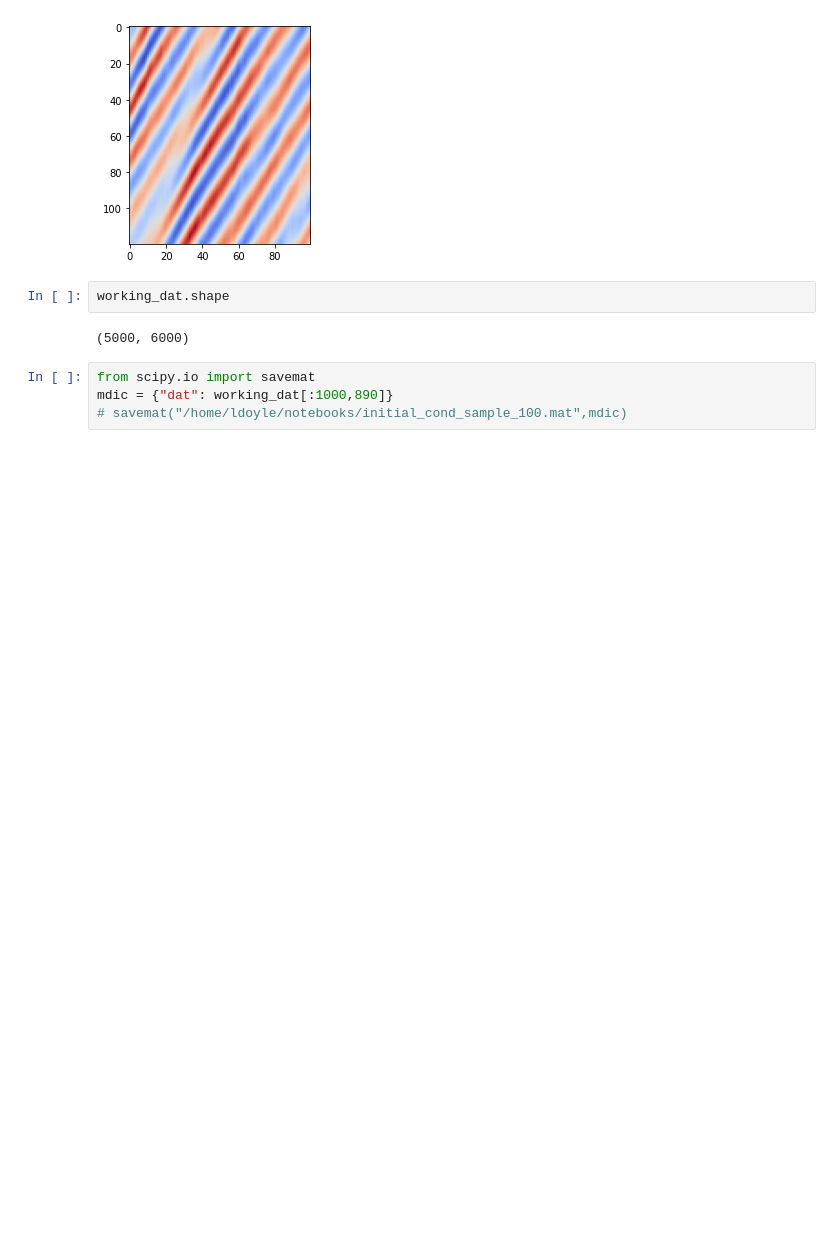
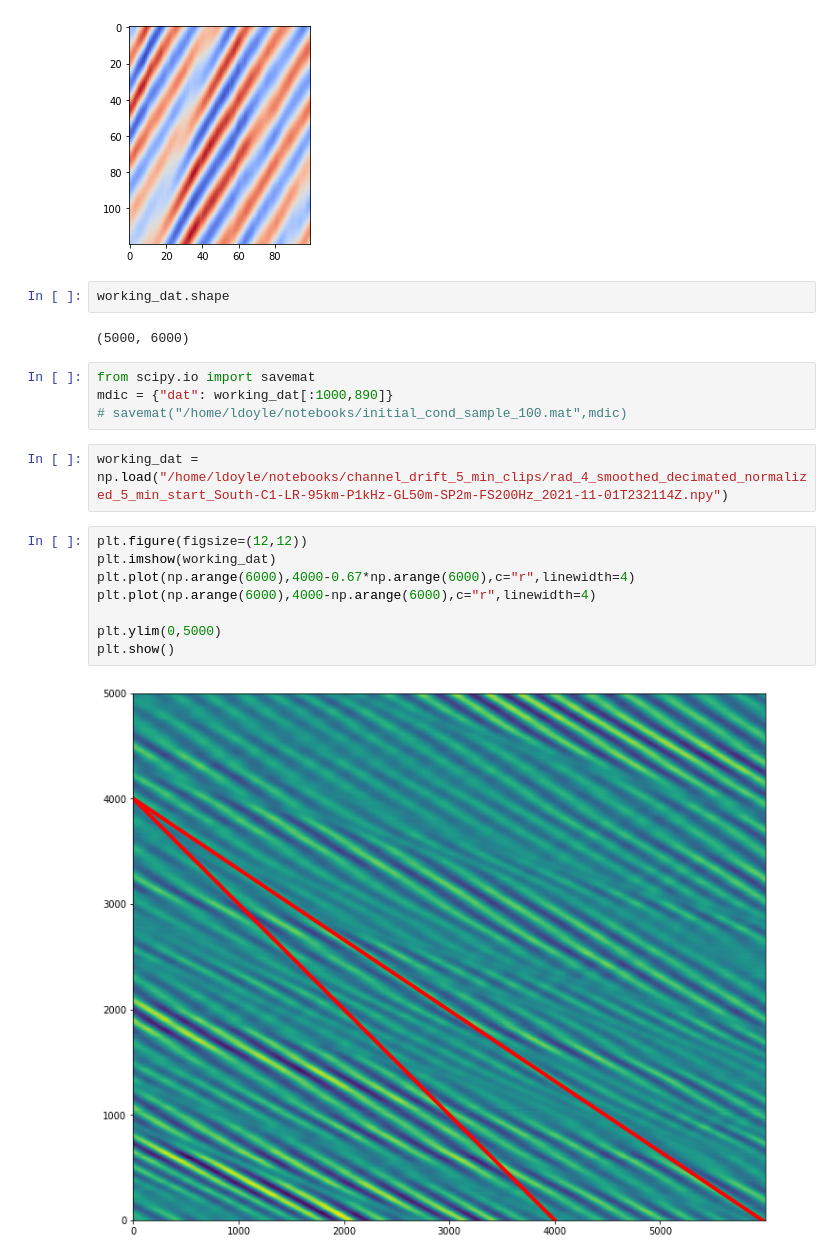
Before and after one commit to Laurd11/sindy-das-new, a Jupyter notebook: fit_initial_condition.ipynb, the cells around one changed output. Drawn from its saved outputs; the diff is of its cells as text; blank space fills up the shorter version.

```diff
--- a/fit_initial_condition.ipynb
+++ b/fit_initial_condition.ipynb
@@ -42,3 +42,15 @@ working_dat.shape
 from scipy.io import savemat
 mdic = {"dat": working_dat[:1000,890]}
 # savemat("/home/ldoyle/notebooks/initial_cond_sample_100.mat",mdic)
+# %%
+working_dat = np.load("/home/ldoyle/notebooks/channel_drift_5_min_clips/rad_4_smoothed_decimated_normalized_5_min_start_South-C1-LR-95km-P1kHz-GL50m-SP2m-FS200Hz_2021-11-01T232114Z.npy")
+# %%
+plt.figure(figsize=(12,12))
+plt.imshow(working_dat)
+plt.plot(np.arange(6000),4000-0.67*np.arange(6000),c="r",linewidth=4)
+plt.plot(np.arange(6000),4000-np.arange(6000),c="r",linewidth=4)
+
+plt.ylim(0,5000)
+plt.show()
+# %% [output]
+[figure, added]
```
Also changed, not shown: 2 other files.
